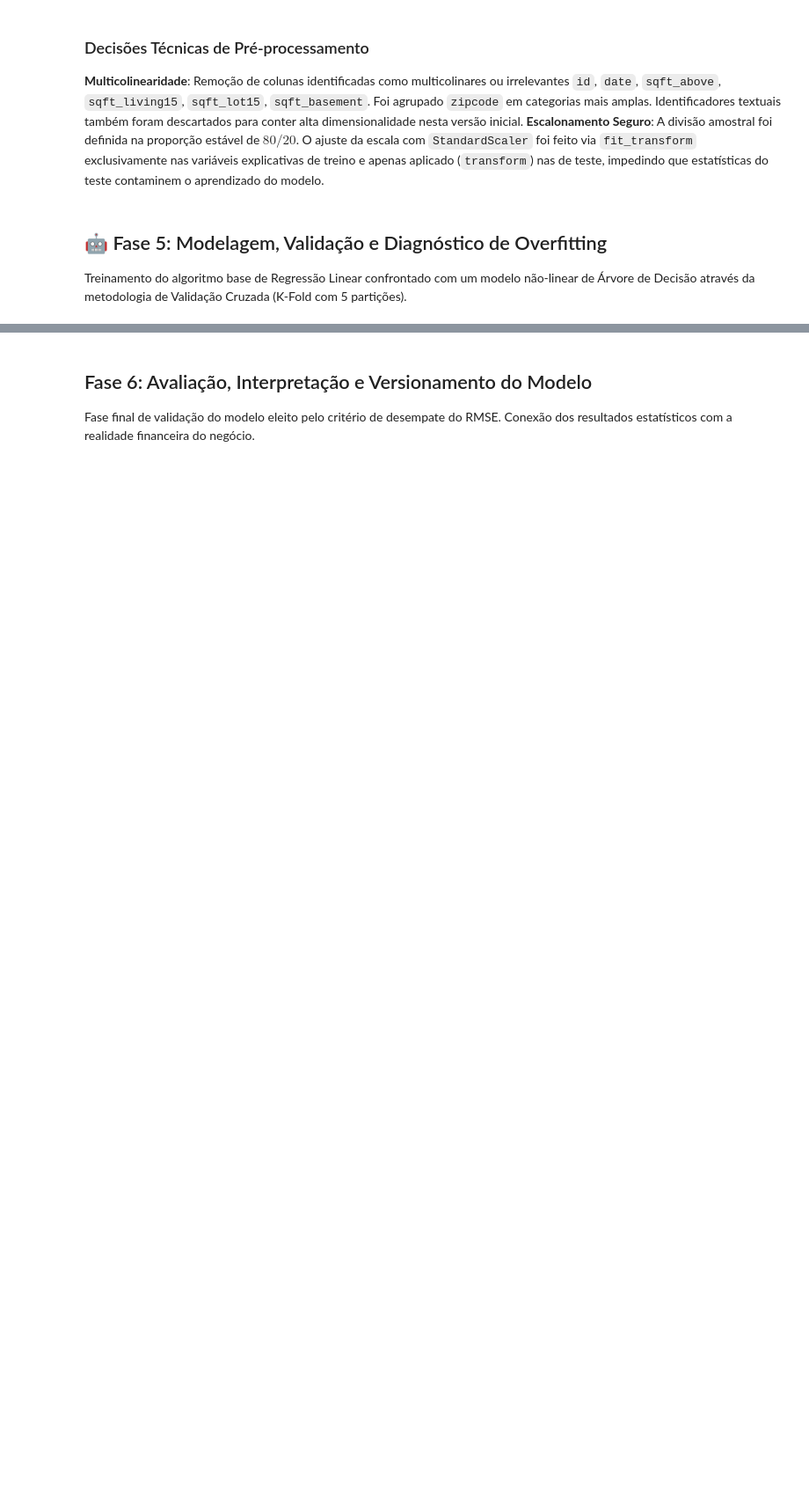
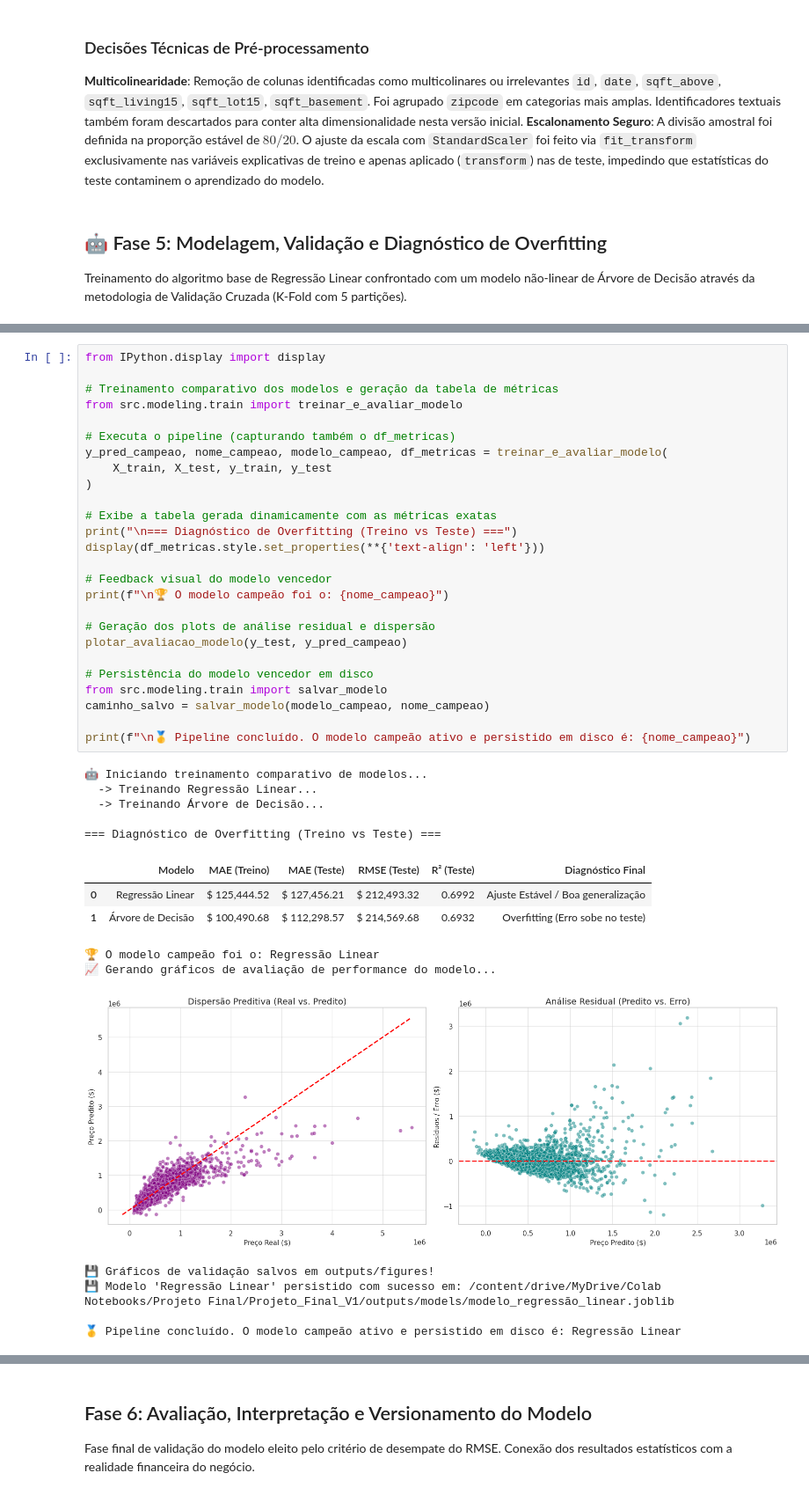
Before and after one commit to paulo-git-hub/Projeto_Final_V1, a Jupyter notebook: notebooks/Projeto_Final_V1.ipynb, the cells around one changed output, grey strips where cells are left out. Shown at 88% size. Saved outputs shown, nothing was run; the diff lists cells and outputs as text; blank space fills up the shorter version.

```diff
--- a/notebooks/Projeto_Final_V1.ipynb
+++ b/notebooks/Projeto_Final_V1.ipynb
@@ -374,3 +254,45 @@ Modelo: DecisionTreeRegressor | RMSE Teste: $219,292.13 | R² Teste: 0.6796
+# %%
+from IPython.display import display
+
+# Treinamento comparativo dos modelos e geração da tabela de métricas
+from src.modeling.train import treinar_e_avaliar_modelo
+
+# Executa o pipeline (capturando também o df_metricas)
+y_pred_campeao, nome_campeao, modelo_campeao, df_metricas = treinar_e_avaliar_modelo(
+    X_train, X_test, y_train, y_test
+)
+
+# Exibe a tabela gerada dinamicamente com as métricas exatas
+print("\n=== Diagnóstico de Overfitting (Treino vs Teste) ===")
+display(df_metricas.style.set_properties(**{'text-align': 'left'}))
+
+# Feedback visual do modelo vencedor
+print(f"\n🏆 O modelo campeão foi o: {nome_campeao}")
+
+# Geração dos plots de análise residual e dispersão
+plotar_avaliacao_modelo(y_test, y_pred_campeao)
+
+# Persistência do modelo vencedor em disco
+from src.modeling.train import salvar_modelo
+caminho_salvo = salvar_modelo(modelo_campeao, nome_campeao)
+
+print(f"\n🥇 Pipeline concluído. O modelo campeão ativo e persistido em disco é: {nome_campeao}")
+# %% [output]
+🤖 Iniciando treinamento comparativo de modelos...
+  -> Treinando Regressão Linear...
+  -> Treinando Árvore de Decisão...
+
+=== Diagnóstico de Overfitting (Treino vs Teste) ===
+|  | Modelo | MAE (Treino) | MAE (Teste) | RMSE (Teste) | R² (Teste) | Diagnóstico Final |
+| 0 | Regressão Linear | $ 125,444.52 | $ 127,456.21 | $ 212,493.32 | 0.6992 | Ajuste Estável / Boa generalização |
+| 1 | Árvore de Decisão | $ 100,490.68 | $ 112,298.57 | $ 214,569.68 | 0.6932 | Overfitting (Erro sobe no teste) |
+🏆 O modelo campeão foi o: Regressão Linear
+📈 Gerando gráficos de avaliação de performance do modelo...
+[figure, added]
+💾 Gráficos de validação salvos em outputs/figures!
+💾 Modelo 'Regressão Linear' persistido com sucesso em: /content/drive/MyDrive/Colab Notebooks/Projeto Final/Projeto_Final_V1/outputs/models/modelo_regressão_linear.joblib
+
+🥇 Pipeline concluído. O modelo campeão ativo e persistido em disco é: Regressão Linear
 # %% [markdown]
 ### Diagnóstico do Modelo
 
```
Also changed, not shown: parts of 21 cells of this notebook, 17 other files.
